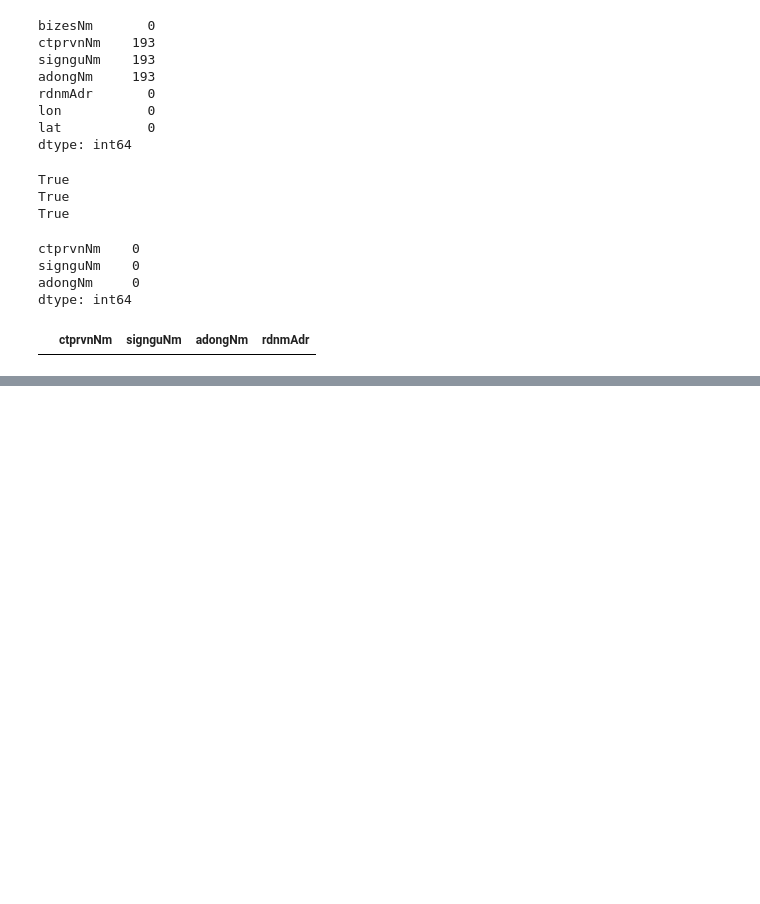
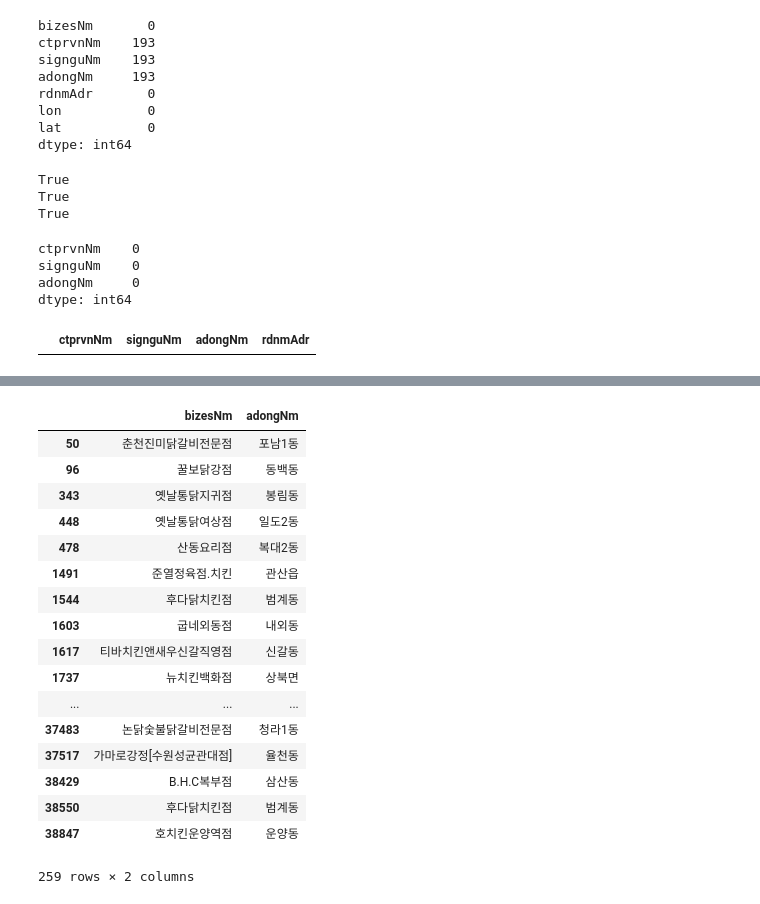
Before and after one commit to gwthompson/Chicken_Stores_Extracter, a Jupyter notebook: data wrangling.ipynb, the cells around one changed output, grey strips where cells are left out. Cells and saved outputs as stored; diff of their text form; code cells hidden in the pictures; blank space fills up the shorter version.

```diff
--- a/data wrangling.ipynb
+++ b/data wrangling.ipynb
@@ -223,0 +234,2 @@ df1.to_csv('stores_NA_treated.csv', index=False)
+# %%
+df1_Xbrnm = df1[df['brchNm'].isnull()]
@@ -223,0 +243,21 @@ df1.to_csv('stores_NA_treated.csv', index=False)
+# %%
+df1_Xbrnm[df1_Xbrnm['bizesNm'].str.contains('점')][['bizesNm', 'adongNm']]
+# %% [output]
+|  | bizesNm | adongNm |
+| 50 | 춘천진미닭갈비전문점 | 포남1동 |
+| 96 | 꿀보닭강점 | 동백동 |
+| 343 | 옛날통닭지귀점 | 봉림동 |
+| 448 | 옛날통닭여상점 | 일도2동 |
+| 478 | 산동요리점 | 복대2동 |
+| 1491 | 준열정육점.치킨 | 관산읍 |
+| 1544 | 후다닭치킨점 | 범계동 |
+| 1603 | 굽네외동점 | 내외동 |
+| 1617 | 티바치킨앤새우신갈직영점 | 신갈동 |
+| 1737 | 뉴치킨백화점 | 상북면 |
+| ... | ... | ... |
+| 37483 | 논닭숯불닭갈비전문점 | 청라1동 |
+| 37517 | 가마로강정[수원성균관대점] | 율천동 |
+| 38429 | B.H.C복부점 | 삼산동 |
+| 38550 | 후다닭치킨점 | 범계동 |
+| 38847 | 호치킨운양역점 | 운양동 |
+259 rows × 2 columns
```
Also changed, not shown: parts of 13 cells of this notebook.
